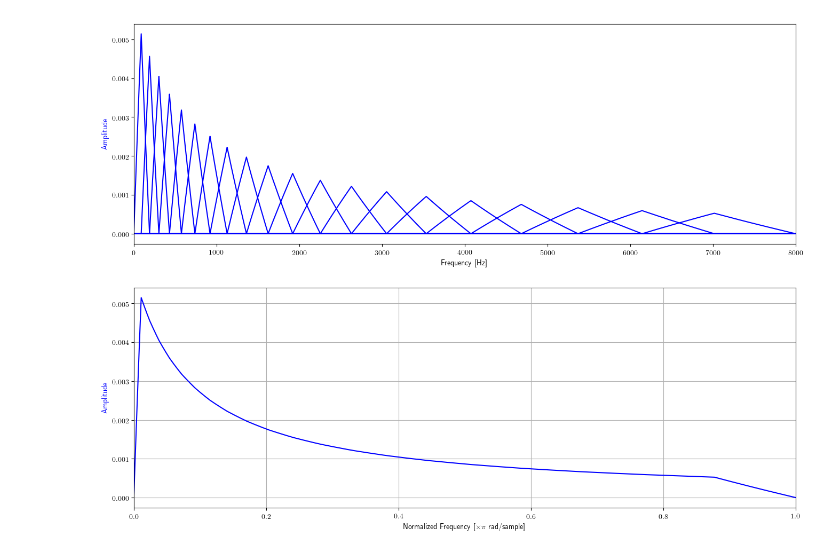
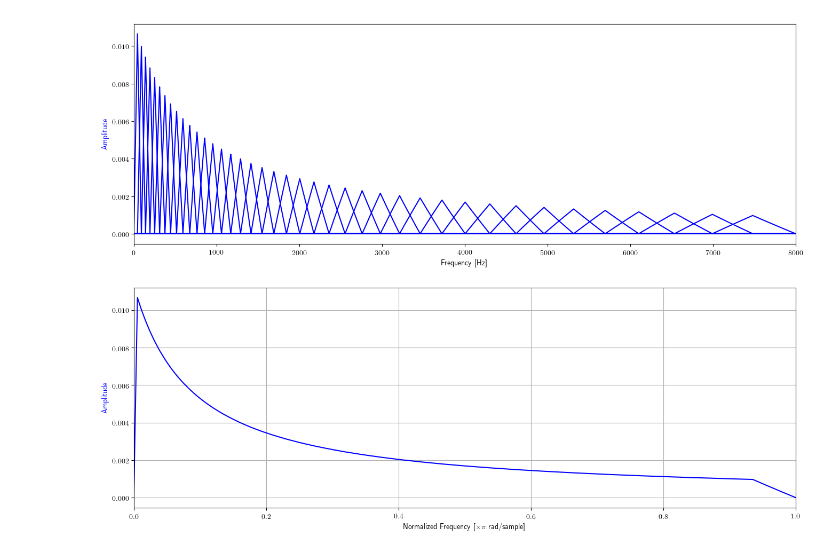
Before and after one commit to raymondxyy/pyaudlib, a Jupyter notebook: egs/dsp/MelFilterbank.ipynb, the cells around one changed output. Cells and saved outputs as stored; diff of their text form; code cells hidden in the pictures.

```diff
--- a/egs/dsp/MelFilterbank.ipynb
+++ b/egs/dsp/MelFilterbank.ipynb
@@ -10,21 +10,25 @@ plt.rc('text', usetex=True)
 # %%
 sr = 16000
 nfft = 2**15
-melbank = MelFreq(sr, nfft, 20, unity=True)
-H = np.zeros((20, nfft//2+1), dtype=np.complex_)
-for k in range(len(melbank)):
-    ww, hh = melbank.freqz(k)
-    H[k] = hh
-### Plot first 10 filter responses
+nyquist = nfft//2+1  # Boundary for Nyquist frequency
+num_chans = 40
+melbank = MelFreq(sr, nfft, num_chans, unity=True)
+
+### Plot filter responses
 fig = plt.figure(figsize=(16, 12), dpi= 100)
 ax1 = fig.add_subplot(211)
-#plt.hold(True)
+
+total = np.zeros((nyquist), dtype=np.complex_)
 for kk in range(len(melbank)):
-    magresp(ww*(sr/2), H[kk], ax1, units=('hz', 'mag'))
+    ww, hh = melbank.freqz(kk)
+    total += hh[:nyquist]
+    magresp(ww[:nyquist]*(sr/2), hh[:nyquist], ax1, units=('hz', 'mag'))
+
+# Plot total filter response
 ax2 = fig.add_subplot(212)
-magresp(ww, np.sum(H, axis=0), ax2, units=('rad', 'mag'))
+magresp(ww[:nyquist], total, ax2, units=('rad', 'mag'))
 # %% [output]
-[figure, old version]
+[figure, new version]
 # %%
 # Visualize MFCC
 
```
Also changed, not shown: parts of 1 cell of this notebook, 6 other files.
